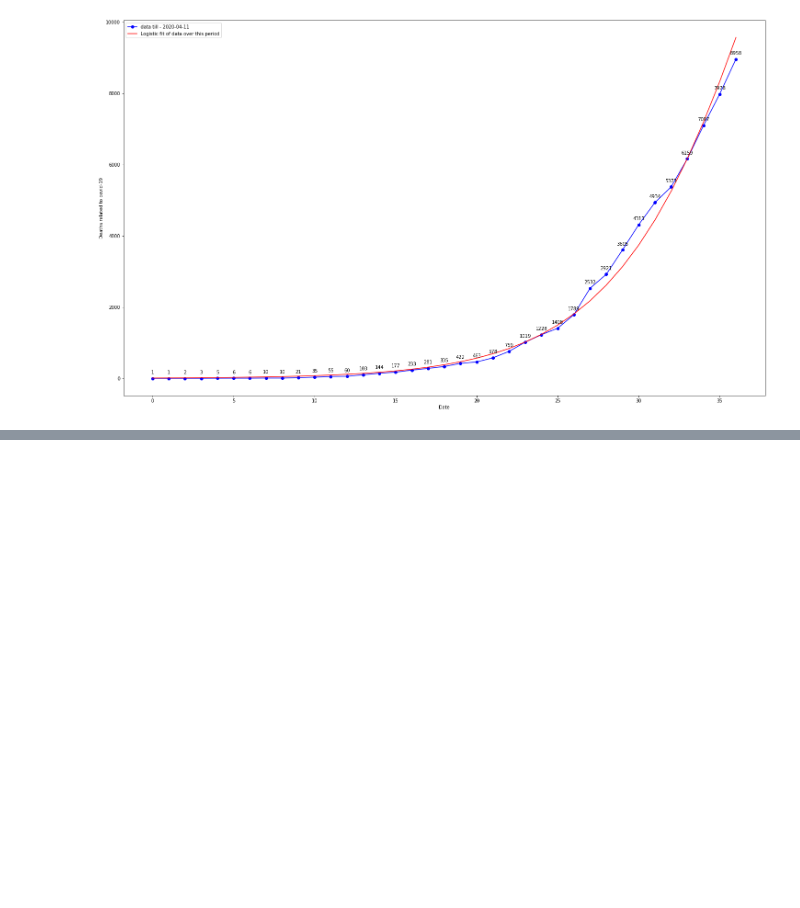
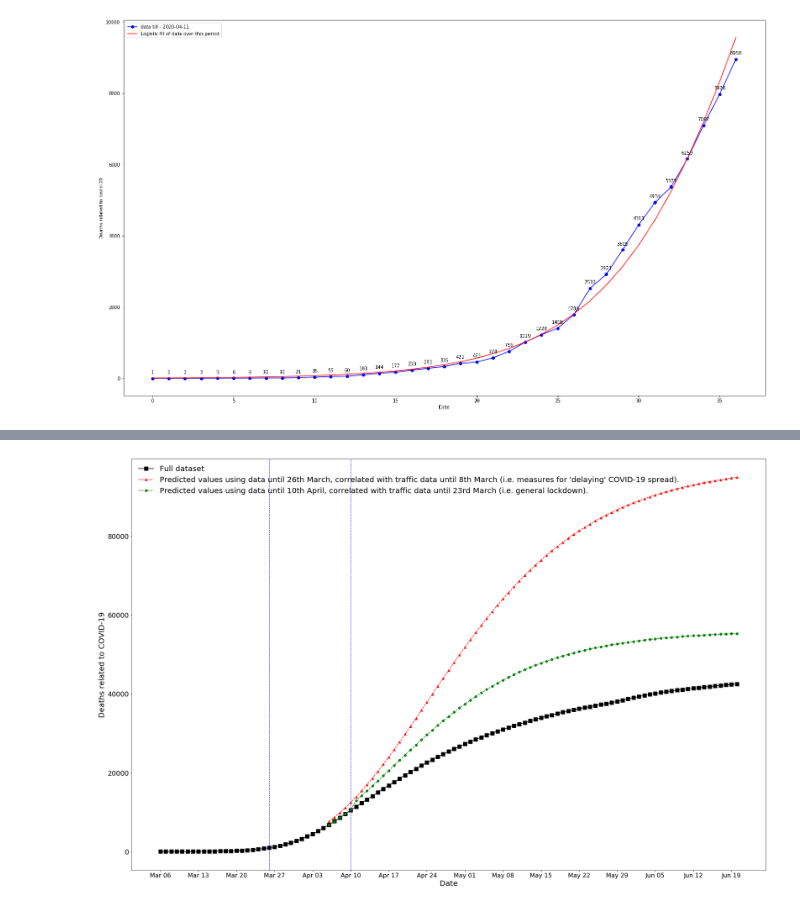
Before and after one commit to georgiakouy/COVID-19, a Jupyter notebook: logistic_fun_pandemic20.ipynb, the cells around one changed output, grey strips where cells are left out. Cells and saved outputs as stored; diff of their text form; code cells hidden in the pictures; blank space fills up the shorter version.

```diff
--- a/logistic_fun_pandemic20.ipynb
+++ b/logistic_fun_pandemic20.ipynb
@@ -220,0 +290,36 @@ plt.show()
+# %%
+updated_function_1 = richard_optimization_custom1(richards_logistic_f, updated_data_1["Total_shift_averages"])
+updated_function_2 = richard_optimization_custom2(richards_logistic_f, updated_data_2["Total_shift_averages"])
+# %%
+updated_preds_1, updated_values_1 = forecast_curve_richard(updated_data_1["Total_shift_averages"], richards_logistic_f, updated_function_1, start = '2020-03-26',
+                       pred_ahead=87, freq="D")
+updated_preds_2, updated_values_2 = forecast_curve_richard(updated_data_2["Total_shift_averages"], richards_logistic_f, updated_function_2, start = '2020-03-26',
+                       pred_ahead=72, freq="D")
+# %%
+final_values = pd.DataFrame()
+final_values['updated2'] = updated_values_2
+final_values['updated1'] =  updated_values_1
+# %%
+final_values[final_values['updated1'] < 7000] = np.nan
+# %%
+arr = updated_data.index
+#ar = np.arange(len(data['new'].values))
+fig, ax = plt.subplots(figsize=(30,20))
+ax.plot(arr, updated_data['Total_shift_averages'].values, 'bo-', label="Full dataset", color="black", marker = 's', markersize=10)
+
+#ax.plot(arr, updated_values_2, 'bo-', label="Full dataset", color="black", marker = 's', markersize=10)
+#ax.plot(arr, updated_values_1, 'bo-', label="Normal - Predicted values using data until 26th March", color="red", marker = '^',linestyle = 'dashed')
+ax.plot(arr, final_values['updated1'].values, 'bo-', label="Predicted values using data until 26th March, correlated with traffic data until 8th March (i.e. measures for 'delaying' COVID-19 spread).", color="red", marker = '^',linestyle = 'dashed')
+ax.plot(arr, final_values['updated2'].values, 'bo-', label="Predicted values using data until 10th April, correlated with traffic data until 23rd March (i.e. general lockdown).", color="green", marker = '8',linestyle = 'dashed')
+ax.legend(frameon=False)
+plt.axvline(datetime.datetime(2020, 4, 10),linewidth=1, color='blue',linestyle = 'dashed')
+plt.axvline(datetime.datetime(2020, 3, 26),linewidth=1, color='blue',linestyle = 'dashed')
+ax.set_ylabel('Deaths related to COVID-19'), ax.set_xlabel('Date')
+plt.xticks(updated_data.index[::7])
+plt.rcParams.update({'font.size': 20})
+ax.tick_params(axis="x", labelsize=16), ax.tick_params(axis="y", labelsize=18)
+ax.xaxis.set_major_formatter(mdates.DateFormatter('%b %d'))
+plt.savefig('Fig_updated.pdf')
+plt.show()
+# %% [output]
+[figure, added]
```
Also changed, not shown: parts of 11 cells of this notebook.
